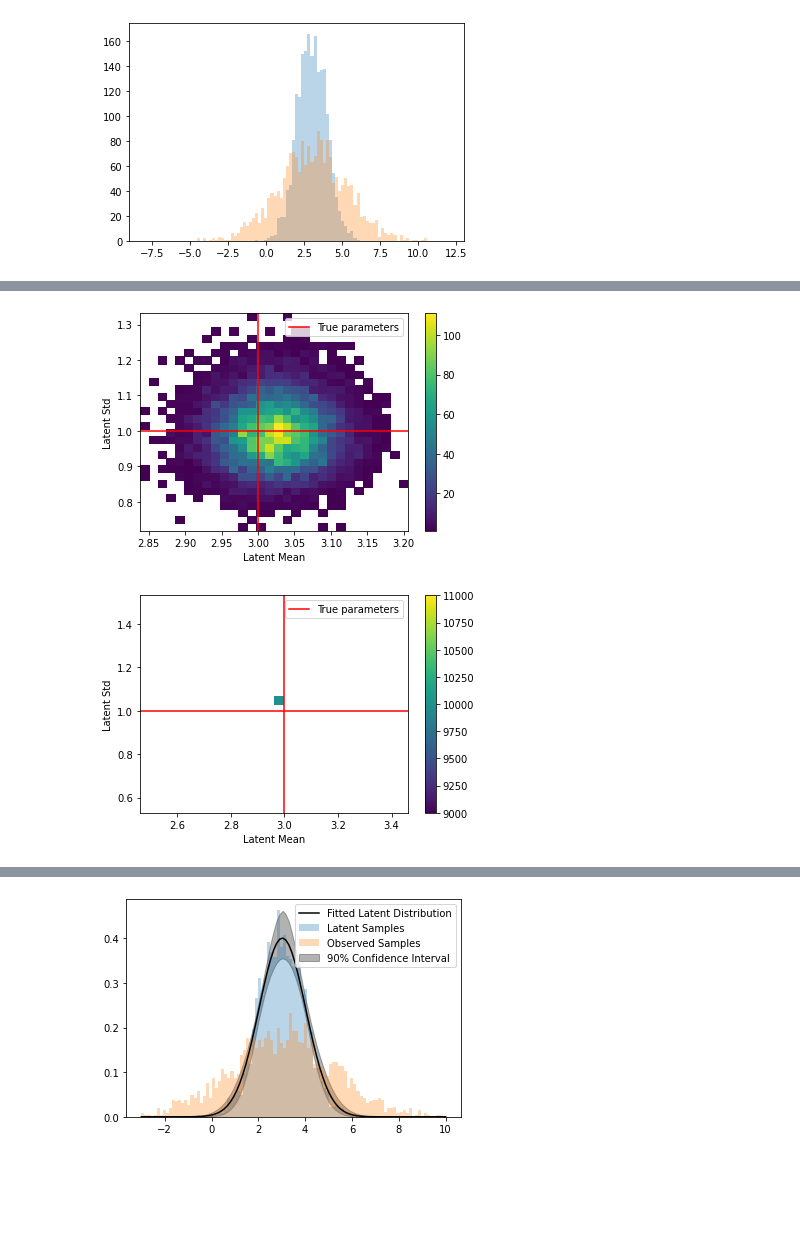
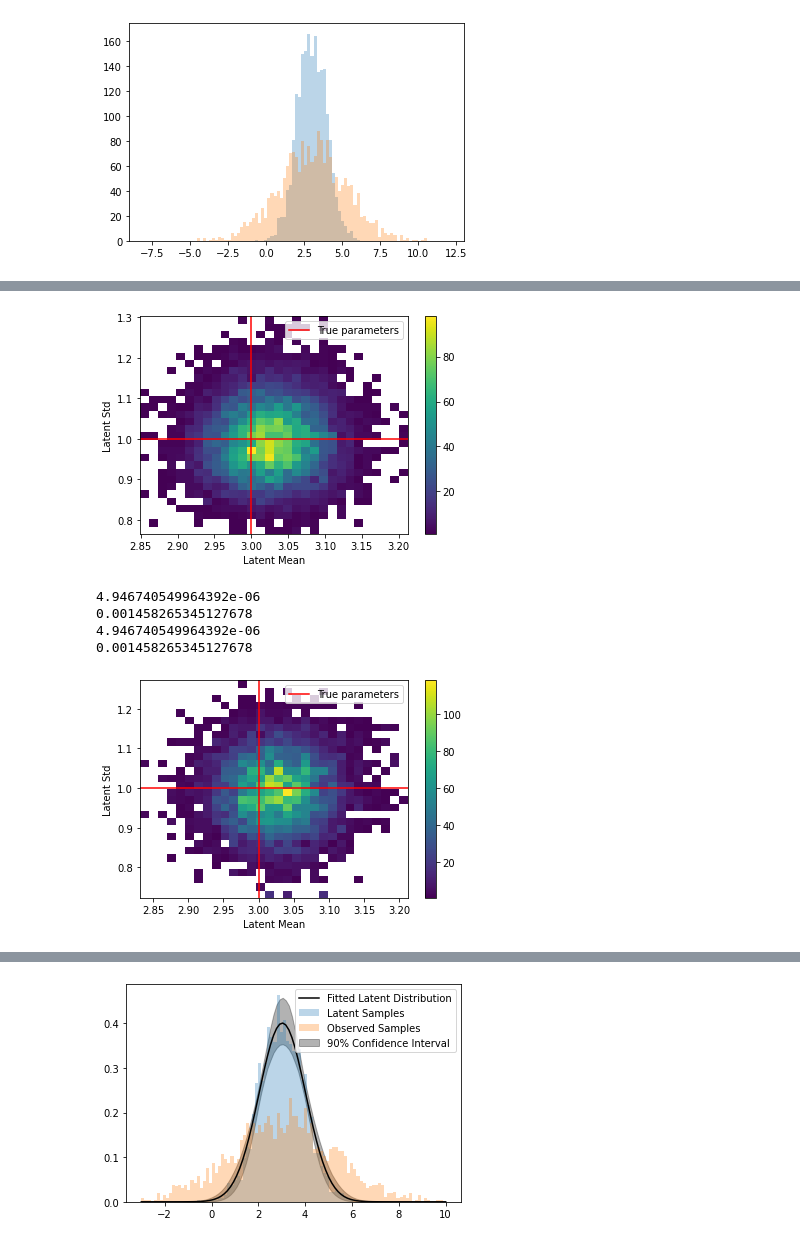
Before and after one commit to sam-bailey/melvin, a Jupyter notebook: book/melvin/gaussian_density_estimation.ipynb, the cells around one changed output, grey strips where cells are left out. Cells and saved outputs as stored; diff of their text form; code cells hidden in the pictures; blank space fills up the shorter version.

Commit message:
Fixed importance sampling

```diff
--- a/book/melvin/gaussian_density_estimation.ipynb
+++ b/book/melvin/gaussian_density_estimation.ipynb
@@ -77,6 +76,6 @@ Log Posterior Prob = -4455.420834696257
 # %%
 SEED, _seed = random.split(SEED,2)
-samples = gaussian_density_estimator.sample_params(prng_key = _seed, n_samples = 10000, method="laplace")
+samples = gaussian_density_estimator.sample_params(prng_key = _seed, n_samples = 10000, method="simple")
 plt.hist2d(samples[:,0], samples[:,1], bins=(30,30), cmin=1)
 plt.axhline(LATENT_STD, color="r", label="True parameters")
 plt.axvline(LATENT_MEAN, color="r")
@@ -86,20 +85,24 @@ plt.colorbar()
 plt.legend()
 plt.show()
 # %% [output]
-[figure, old version]
+[figure, new version]
 # %%
 SEED, _seed = random.split(SEED,2)
-importance_samples = gaussian_density_estimator.sample_params(prng_key = _seed, n_samples = 10000, method="gaussian_importance")
+importance_samples = gaussian_density_estimator.sample_params(prng_key = _seed, n_samples = 10000, method="importance")
 plt.hist2d(importance_samples[:,0], importance_samples[:,1], bins=(30,30), cmin=1)
 plt.axhline(LATENT_STD, color="r", label="True parameters")
 plt.axvline(LATENT_MEAN, color="r")
 plt.xlabel("Latent Mean")
 plt.ylabel("Latent Std")
 plt.colorbar()
 plt.legend()
 plt.show()
 # %% [output]
+4.946740549964392e-06
+0.001458265345127678
+4.946740549964392e-06
+0.001458265345127678
-[figure, old version]
+[figure, new version]
 # %%
 print(gaussian_density_estimator.evaluate_samples(samples))
 print(gaussian_density_estimator.evaluate_samples(importance_samples))
```
Also changed, not shown: parts of 4 cells of this notebook, 1 other file.
